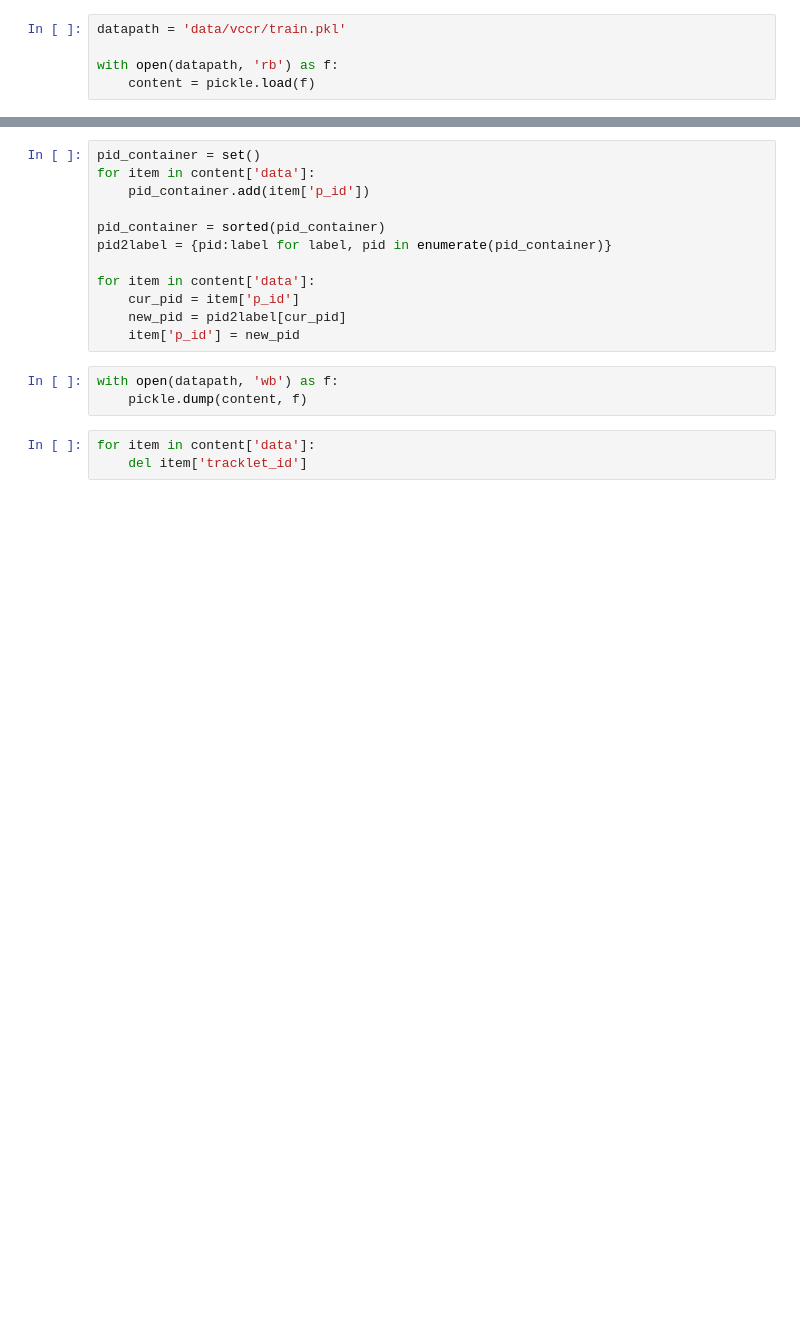
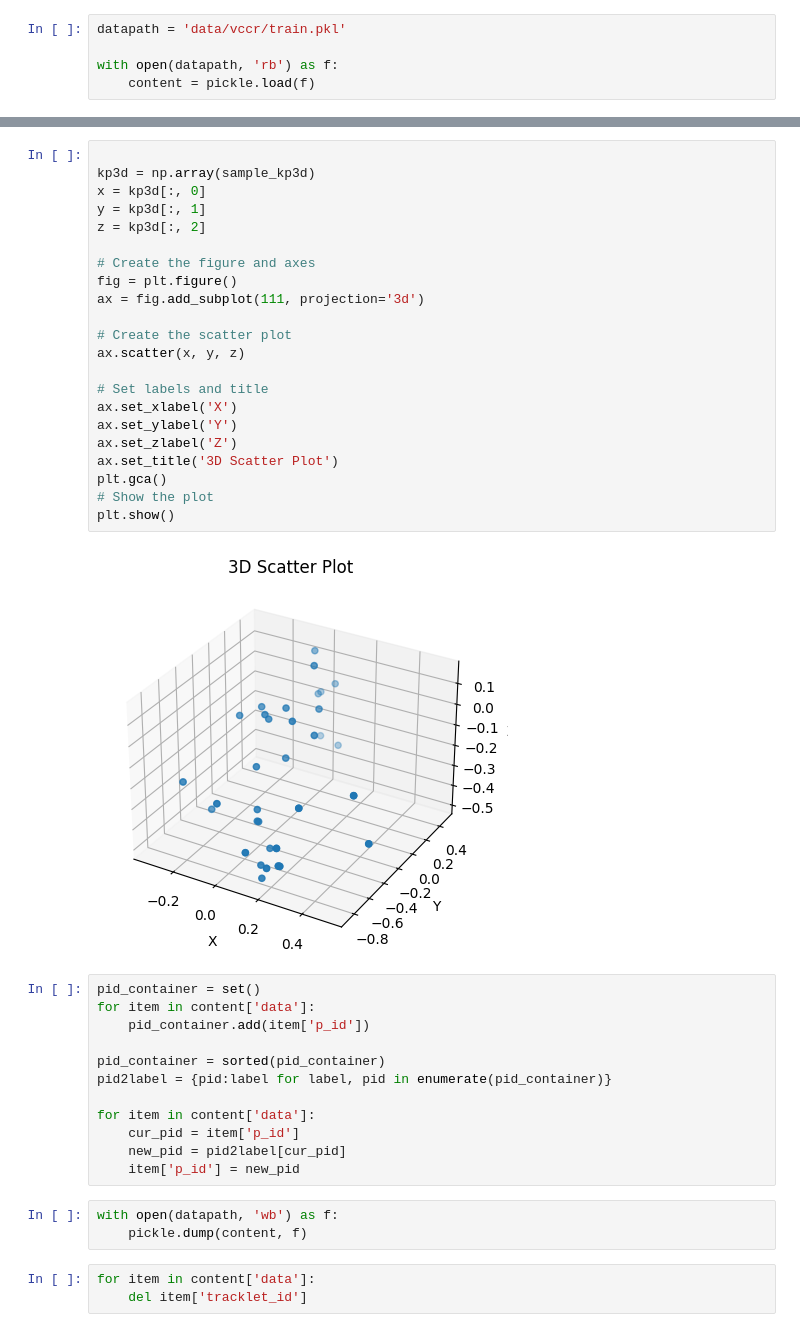
Before and after one commit to dustin-nguyen-qil/SEMI_VCCReID, a Jupyter notebook: a.ipynb, the cells around one changed output, grey strips where cells are left out. Drawn from its saved outputs; the diff is of its cells as text; blank space fills up the shorter version.

```diff
--- a/a.ipynb
+++ b/a.ipynb
@@ -29,3 +49,27 @@ content['data'][0]['betas']
+# %%
+
+kp3d = np.array(sample_kp3d)
+x = kp3d[:, 0]
+y = kp3d[:, 1]
+z = kp3d[:, 2]
+
+# Create the figure and axes
+fig = plt.figure()
+ax = fig.add_subplot(111, projection='3d')
+
+# Create the scatter plot
+ax.scatter(x, y, z)
+
+# Set labels and title
+ax.set_xlabel('X')
+ax.set_ylabel('Y')
+ax.set_zlabel('Z')
+ax.set_title('3D Scatter Plot')
+plt.gca()
+# Show the plot
+plt.show()
+# %% [output]
+[figure, added]
 # %%
 pid_container = set()
 for item in content['data']:
```
Also changed, not shown: parts of 13 cells of this notebook, 10 other files.
